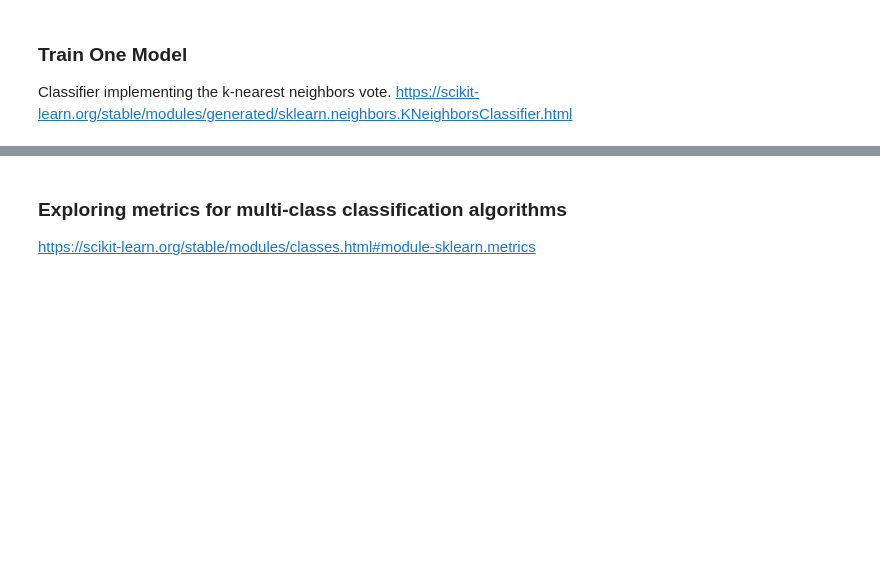
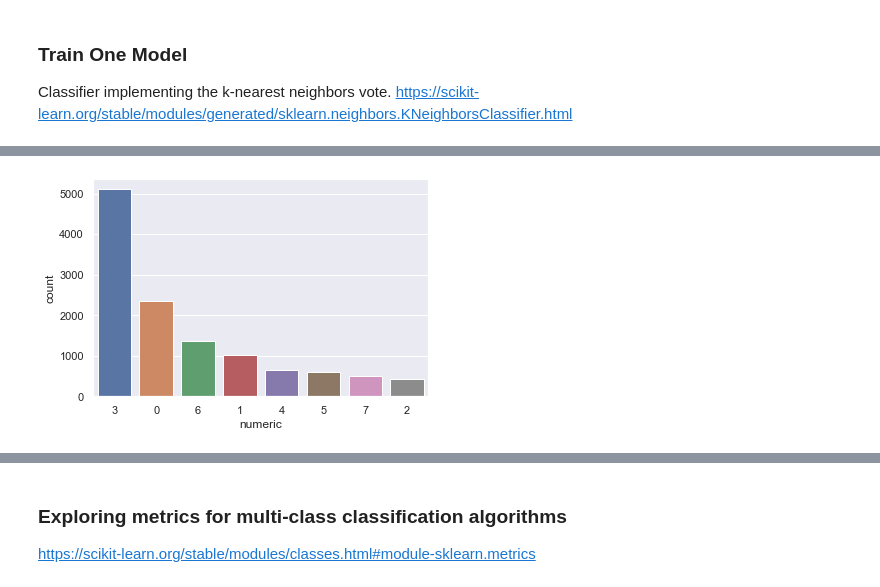
Before and after one commit to Ironhack-Data-Madrid-Febrero-2021/lab-avila-bible, a Jupyter notebook: your-code/main.ipynb, the cells around one changed output, grey strips where cells are left out. Saved outputs shown, nothing was run; the diff lists cells and outputs as text; code cells hidden in the pictures; blank space fills up the shorter version.

```diff
--- a/your-code/main.ipynb
+++ b/your-code/main.ipynb
@@ -87,0 +128,2 @@ https://scikit-learn.org/stable/modules/generated/sklearn.model_selection.train_
+# %%
+X_train, X_test, y_train, y_test=train_test_split(X,y, test_size=0.2)
@@ -94,0 +152,4 @@ array([5, 3, 3, ..., 6, 0, 0])
+# %%
+neigh = KNeighborsRegressor(n_neighbors=2)
+# %%
+neigh.fit(X_train, y_train)
@@ -94,0 +189,2 @@ array([5, 3, 3, ..., 6, 0, 0])
+# %%
+data["predicción"] = neigh.predict(data[columnas])
@@ -94,0 +236,9 @@ array([5, 3, 3, ..., 6, 0, 0])
+# %%
+sns.set(style='darkgrid')
+
+sns.countplot(x = 'numeric',
+              data = data,
+              order = data['numeric'].value_counts().index)
+plt.show()
+# %% [output]
+[figure, added]
```
Also changed, not shown: parts of 35 cells of this notebook.
